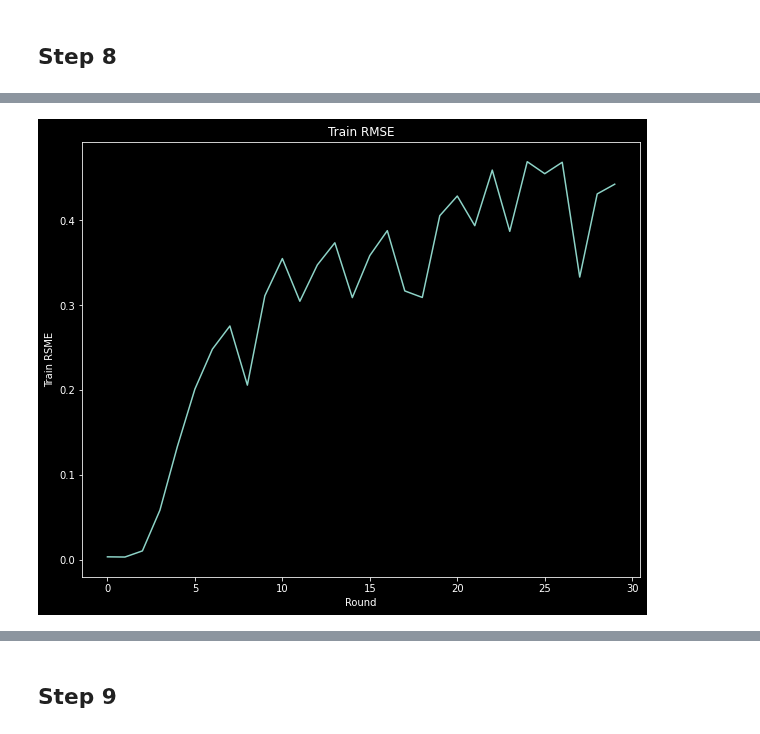
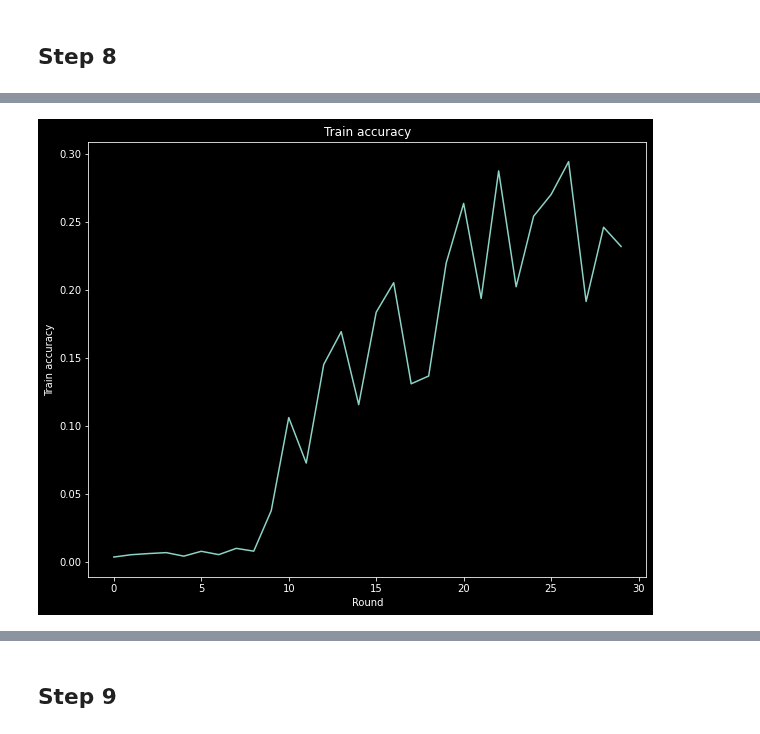
Before and after one commit to ilias-ant/recommender-systems, a Jupyter notebook: federated-learning-based-RS.ipynb, the cells around one changed output, grey strips where cells are left out. Drawn from its saved outputs; the diff is of its cells as text; code cells hidden in the pictures.

```diff
--- a/federated-learning-based-RS.ipynb
+++ b/federated-learning-based-RS.ipynb
@@ -568,7 +614,7 @@ evaluation_computation = tff.learning.build_federated_evaluation(
     model_fn,
 )
 # %%
-train_losses, train_mses = [], []
+train_losses, train_rmses = [], []
 
 state = fedprox_learning_process.initialize()
 
@@ -579,7 +625,7 @@ for i in range(NUM_ROUNDS):
     ).tolist()
     next_state = fedprox_learning_process.next(state, federated_train_data)
     train_losses.append(next_state.metrics["client_work"]["train"]["loss"])
-    train_mses.append(
+    train_rmses.append(
         next_state.metrics["client_work"]["train"]["root_mean_squared_error"]
     )
 
@@ -658,7 +706,7 @@ def get_matrix_factorization_reconstruction_model(
     )
 # %%
 model_fn = functools.partial(
-    get_matrix_factorization_reconstruction_model, n_items=n_items, n_latent_factors=20
+    get_matrix_factorization_reconstruction_model, n_items=n_items, n_latent_factors=4
 )
 # %%
 class RatingAccuracy(tf.keras.metrics.Mean):
@@ -682,7 +730,7 @@ class RatingAccuracy(tf.keras.metrics.Mean):
         super().update_state(example_accuracies, sample_weight=sample_weight)
 # %%
 loss_fn = lambda: tf.keras.losses.MeanSquaredError()
-metrics_fn = lambda: [RatingAccuracy()]
+metrics_fn = lambda: [RatingAccuracy(), tf.keras.metrics.RootMeanSquaredError()]
 # %%
 training_process = tff.learning.reconstruction.build_training_process(
     model_fn=model_fn,
@@ -737,5 +785,5 @@ Train metrics: OrderedDict([('rating_accuracy', 0.003787879), ('loss', 13.020618
 # %%
-train_losses, train_accs = [], []
+train_losses, train_accs, train_rmses = [], [], []
 
 state = training_process.initialize()
 
@@ -748,4 +796,5 @@ for i in range(NUM_ROUNDS):
     print(f"Train round {i}:", metrics["train"])
     train_losses.append(metrics["train"]["loss"])
     train_accs.append(metrics["train"]["rating_accuracy"])
+    train_rmses.append(metrics["train"]["root_mean_squared_error"])
 # %% [output]
@@ -793,10 +837,8 @@ plt.show()
 # %%
-plt.style.use("dark_background")
-plt.rcParams["figure.figsize"] = [10, 8]
 plt.plot(range(NUM_ROUNDS), train_accs)
-plt.ylabel("Train RSME")
+plt.ylabel("Train accuracy")
 plt.xlabel("Round")
-plt.title("Train RMSE")
+plt.title("Train accuracy")
 plt.show()
 # %% [output]
-[figure, old version]
+[figure, new version]
```
Also changed, not shown: parts of 41 cells of this notebook, 1 other file.
